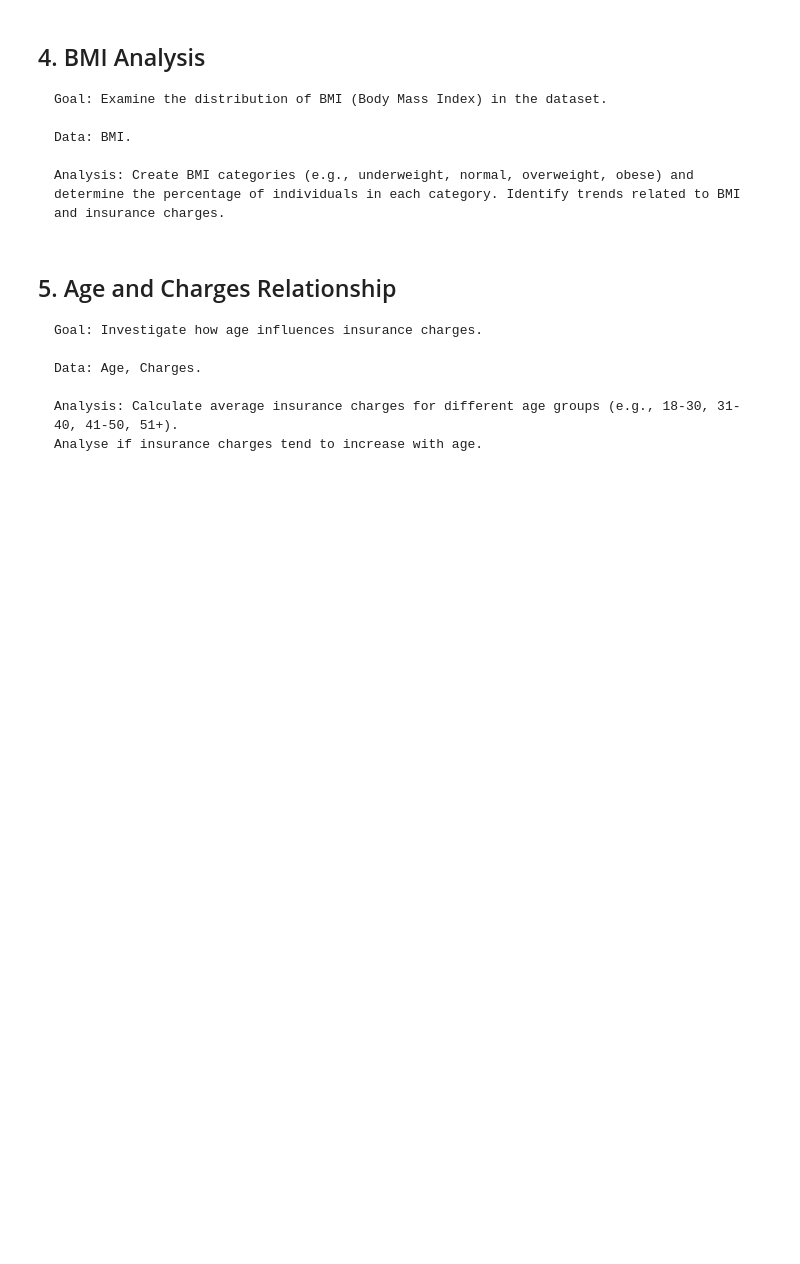
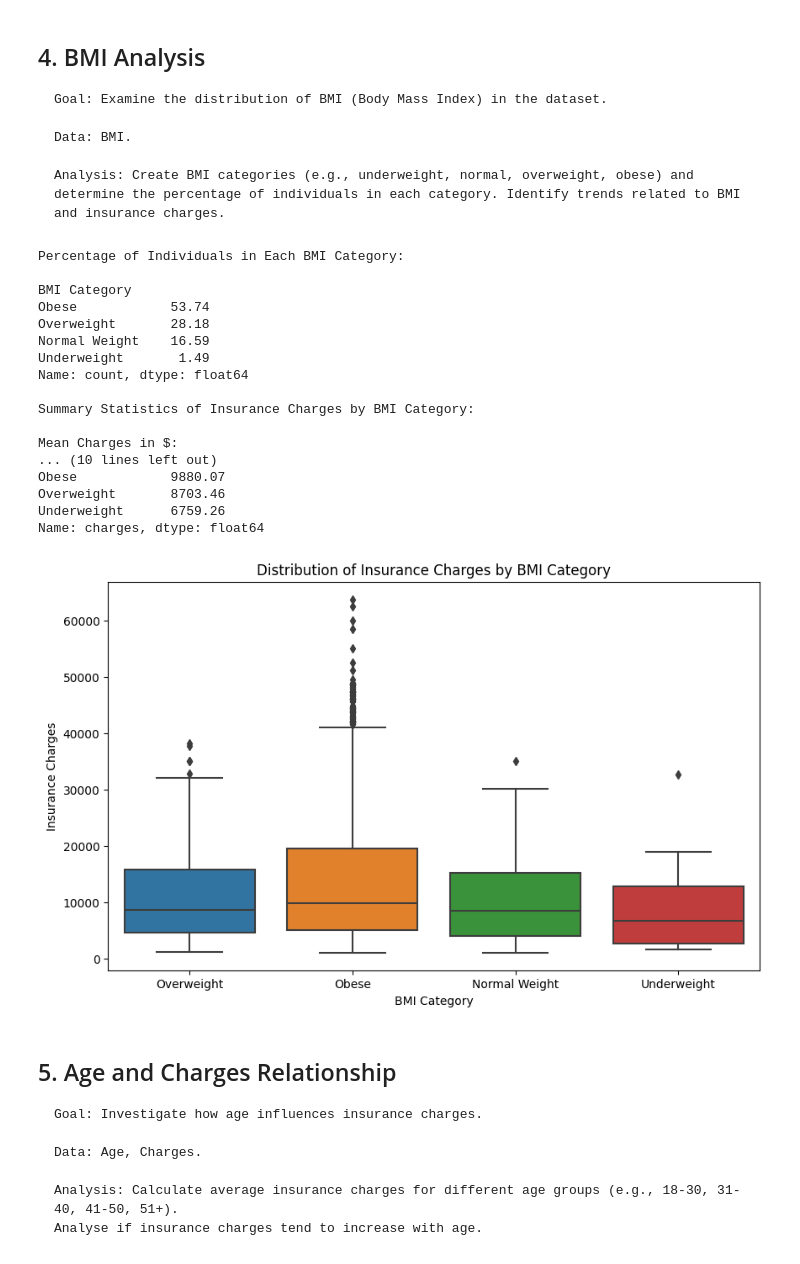
Before and after one commit to pavloskhetab/Codecademy-Data-Scientist-Analytics, a Jupyter notebook: us-medical-insurance-costs.ipynb, the cells around one changed output. Drawn from its saved outputs; the diff is of its cells as text; code cells hidden in the pictures; blank space fills up the shorter version.

Commit message:
BMI Analysis of Charges

```diff
--- a/us-medical-insurance-costs.ipynb
+++ b/us-medical-insurance-costs.ipynb
@@ -1093,6 +1130,74 @@ Kurtosis                : -0.90
     Data: BMI.
 
     Analysis: Create BMI categories (e.g., underweight, normal, overweight, obese) and determine the percentage of individuals in each category. Identify trends related to BMI and insurance charges.
+# %%
+# Define BMI category ranges
+underweight_range = (0, 18.4)
+normal_range = (18.5, 24.9)
+overweight_range = (25, 29.9)
+obese_range = (30, max_bmi + 1)  # Adjust the upper limit as needed
+
+# Create a function to categorize BMI
+def categorize_bmi(bmi_value):
+    if bmi_value < underweight_range[1]:
+        return 'Underweight'
+    elif bmi_value < normal_range[1]:
+        return 'Normal Weight'
+    elif bmi_value < overweight_range[1]:
+        return 'Overweight'
+    else:
+        return 'Obese'
+
+# Create a new column 'BMI Category' in your DataFrame
+df['BMI Category'] = df['bmi'].apply(categorize_bmi)
+
+# Calculate the percentage of individuals in each BMI category
+bmi_category_counts = df['BMI Category'].value_counts()
+total_count = len(df)
+percentage_in_each_category = (bmi_category_counts / total_count) * 100
+
+# Print the percentage of individuals in each BMI category
+print("Percentage of Individuals in Each BMI Category:\n")
+print(round(percentage_in_each_category, 2))
+
+# Analyze trends with insurance charges
+# For example, you can calculate summary statistics for charges by BMI category
+mean_charges_by_category = df.groupby('BMI Category')['charges'].mean()
+median_charges_by_category = df.groupby('BMI Category')['charges'].median()
+
+# Print summary statistics of insurance charges by BMI category
+print("\nSummary Statistics of Insurance Charges by BMI Category:")
+print("\nMean Charges in $:")
+print(round(mean_charges_by_category, 2))
+print("\nMedian Charges in $:")
+print(round(median_charges_by_category, 2))
+
+# Visualize the distribution of insurance charges by BMI category (e.g., box plots or violin plots)
+plt.figure(figsize = (10, 6))
+sns.boxplot(x  = 'BMI Category', y = 'charges', data = df)
+plt.xlabel('BMI Category')
+plt.ylabel('Insurance Charges')
+plt.title('Distribution of Insurance Charges by BMI Category')
+plt.show()
+# %% [output]
+Percentage of Individuals in Each BMI Category:
+
+BMI Category
+Obese            53.74
+Overweight       28.18
+Normal Weight    16.59
+Underweight       1.49
+Name: count, dtype: float64
+
+Summary Statistics of Insurance Charges by BMI Category:
+
+Mean Charges in $:
+... (10 lines left out)
+Obese            9880.07
+Overweight       8703.46
+Underweight      6759.26
+Name: charges, dtype: float64
+[figure, added]
 # %% [markdown]
 ## 5. Age and Charges Relationship
     Goal: Investigate how age influences insurance charges.
```
Also changed, not shown: parts of 5 cells of this notebook.
